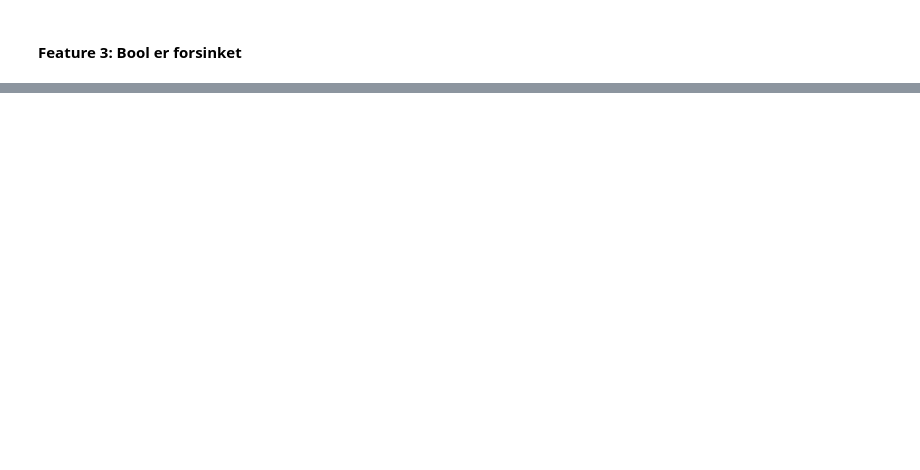
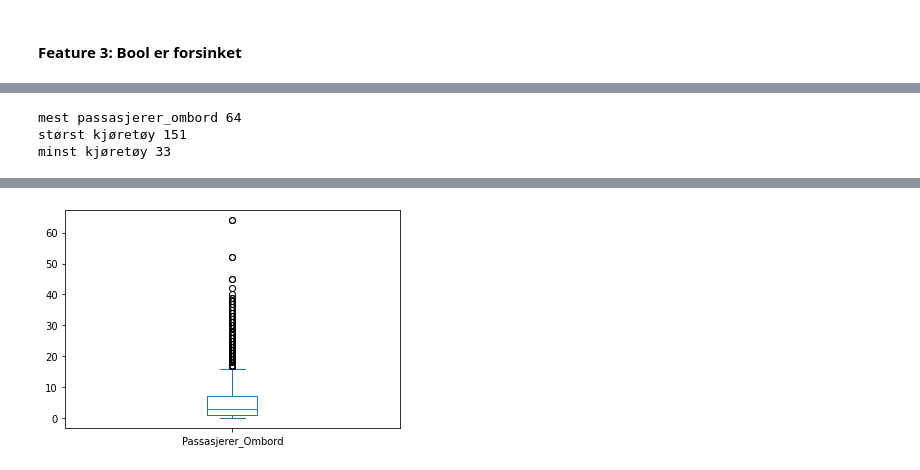
Before and after one commit to NimaAB/DAVE3625_Assignment_1, a Jupyter notebook: start.ipynb, the cells around one changed output, grey strips where cells are left out. Drawn from its saved outputs; the diff is of its cells as text; code cells hidden in the pictures; blank space fills up the shorter version.

```diff
--- a/start.ipynb
+++ b/start.ipynb
@@ -102,0 +117,11 @@ df.head()
+# %%
+df['Passasjerer_Ombord'].plot.box()
+#checking if the max_value in this column is bigger than the biggest capacity:
+print("mest passasjerer_ombord", df['Passasjerer_Ombord'].max()) #no
+print("størst kjøretøy",df['Kjøretøy_Kapasitet'].max())
+print("minst kjøretøy",df['Kjøretøy_Kapasitet'].min())
+df.head(15)
+# %% [output]
+mest passasjerer_ombord 64
+størst kjøretøy 151
+minst kjøretøy 33
@@ -102,0 +144 @@ df.head()
+[figure, added]
```
Also changed, not shown: parts of 7 cells of this notebook.
